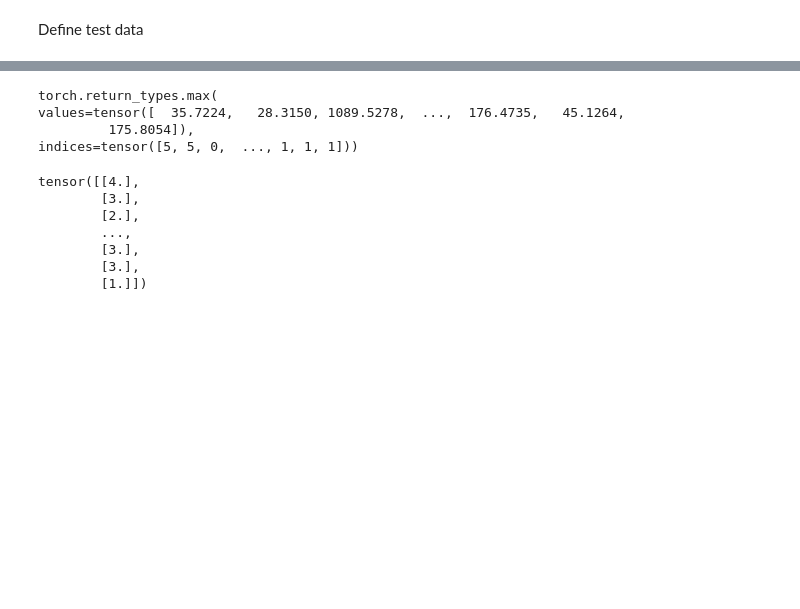
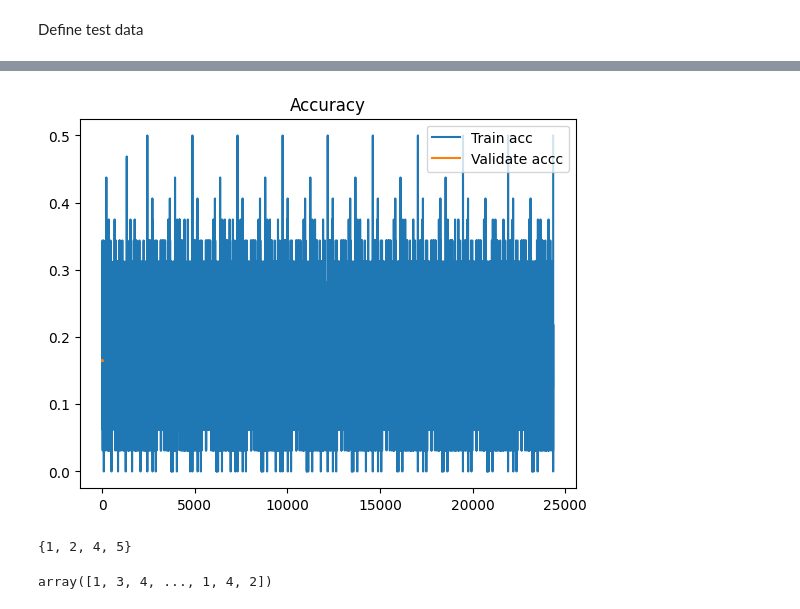
Before and after one commit to Oleksij-gh/PersonaFilmRecommender, a Jupyter notebook: RecSys.ipynb, the cells around one changed output, grey strips where cells are left out. Saved outputs shown, nothing was run; the diff lists cells and outputs as text; code cells hidden in the pictures; blank space fills up the shorter version.

```diff
--- a/RecSys.ipynb
+++ b/RecSys.ipynb
@@ -226,19 +376,12 @@ plt.show()
+# %%
+plt.plot(history_acc)
+plt.plot(history_val_acc)
+plt.legend(['Train acc', 'Validate accc'])
+plt.title('Accuracy')
+plt.show()
+# %% [output]
+[figure, added]
 # %%
-y_pred = model(X_val)
-y_pred = torch.max(y_pred.data, 1)
-y_pred
+y_pred = model(X_test)
+_, y_pred = torch.max(y_pred.data, 1)
+y_pred = y_pred.cpu().numpy()
-# %% [output]
-torch.return_types.max(
-values=tensor([  35.7224,   28.3150, 1089.5278,  ...,  176.4735,   45.1264,
-         175.8054]),
-indices=tensor([5, 5, 0,  ..., 1, 1, 1]))
-# %%
-print(y_val)
-# %% [output]
-tensor([[4.],
-        [3.],
-        [2.],
-        ...,
-        [3.],
-        [3.],
-        [1.]])
@@ -246,0 +388,8 @@ sklearn.model_selection.cross_val_score
+# %%
+set(y_pred)
+# %% [output]
+{1, 2, 4, 5}
+# %%
+y_test
+# %% [output]
+array([1, 3, 4, ..., 1, 4, 2])
```
Also changed, not shown: parts of 20 cells of this notebook.
